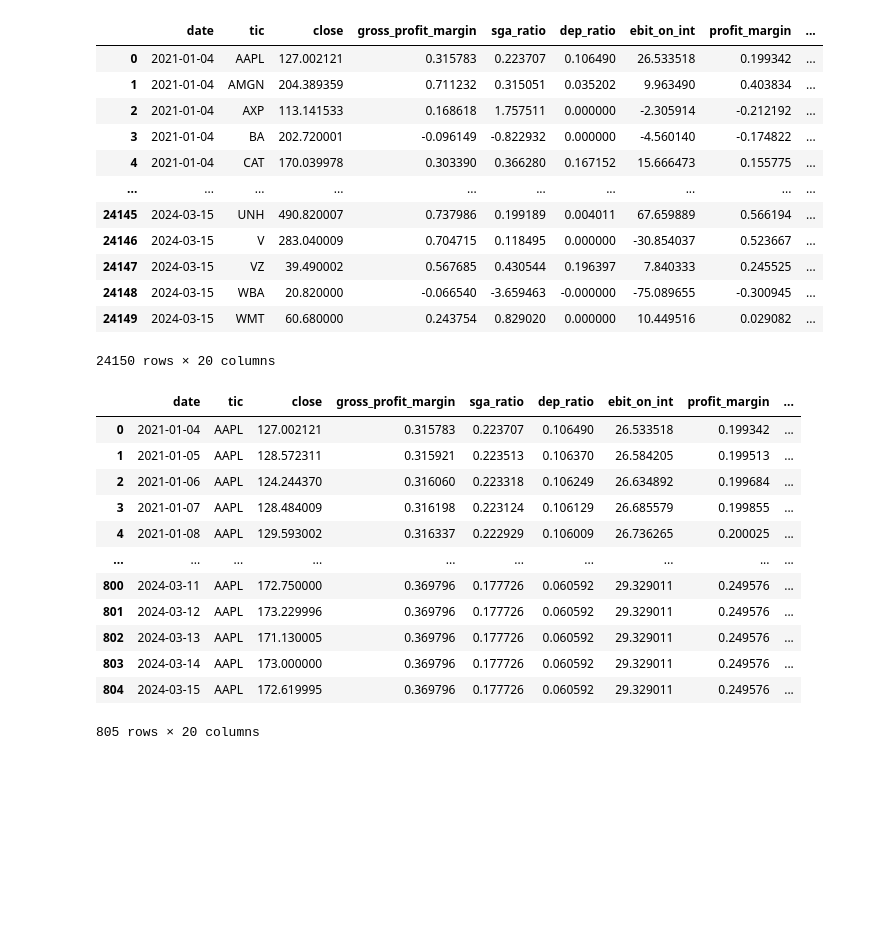
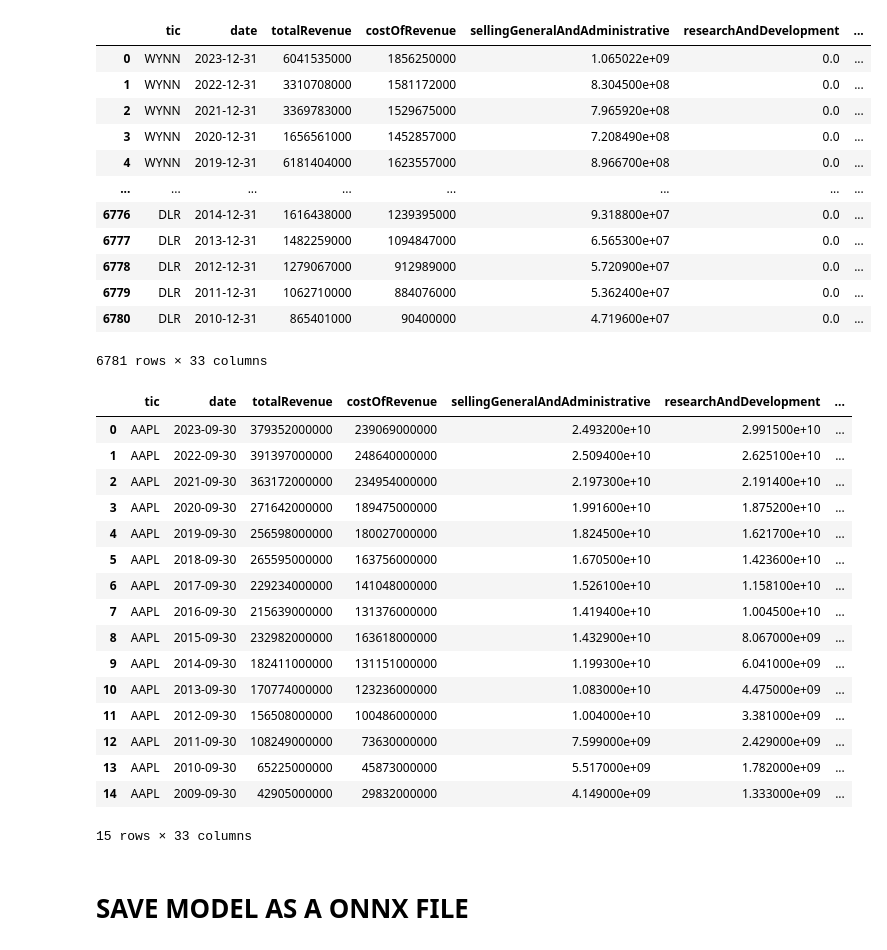
Before and after one commit to Nanyka/DataScience, a Jupyter notebook: DeepReinforcementLearning/FinRL-Tutorials-master/6-Binhlai_Testing/Untitled.ipynb, the cells around one changed output. Drawn from its saved outputs; the diff is of its cells as text; code cells hidden in the pictures; blank space fills up the shorter version.

```diff
--- a/DeepReinforcementLearning/FinRL-Tutorials-master/6-Binhlai_Testing/Untitled.ipynb
+++ b/DeepReinforcementLearning/FinRL-Tutorials-master/6-Binhlai_Testing/Untitled.ipynb
@@ -1,37 +1,41 @@
 # %%
 import pandas as pd
 # %%
-fund_data = pd.read_csv('./' + 'datasets/DataForGame.csv',index_col=0)
+fund_data = pd.read_csv('./' + 'datasets/sp500_fundamental.csv',index_col=0)
 fund_data
 # %% [output]
-|  | date | tic | close | gross_profit_margin | sga_ratio | dep_ratio | ebit_on_int | profit_margin | ... |
-| 0 | 2021-01-04 | AAPL | 127.002121 | 0.315783 | 0.223707 | 0.106490 | 26.533518 | 0.199342 | ... |
-| 1 | 2021-01-04 | AMGN | 204.389359 | 0.711232 | 0.315051 | 0.035202 | 9.963490 | 0.403834 | ... |
-| 2 | 2021-01-04 | AXP | 113.141533 | 0.168618 | 1.757511 | 0.000000 | -2.305914 | -0.212192 | ... |
-| 3 | 2021-01-04 | BA | 202.720001 | -0.096149 | -0.822932 | 0.000000 | -4.560140 | -0.174822 | ... |
-| 4 | 2021-01-04 | CAT | 170.039978 | 0.303390 | 0.366280 | 0.167152 | 15.666473 | 0.155775 | ... |
-| ... | ... | ... | ... | ... | ... | ... | ... | ... | ... |
-| 24145 | 2024-03-15 | UNH | 490.820007 | 0.737986 | 0.199189 | 0.004011 | 67.659889 | 0.566194 | ... |
-| 24146 | 2024-03-15 | V | 283.040009 | 0.704715 | 0.118495 | 0.000000 | -30.854037 | 0.523667 | ... |
-| 24147 | 2024-03-15 | VZ | 39.490002 | 0.567685 | 0.430544 | 0.196397 | 7.840333 | 0.245525 | ... |
-| 24148 | 2024-03-15 | WBA | 20.820000 | -0.066540 | -3.659463 | -0.000000 | -75.089655 | -0.300945 | ... |
-| 24149 | 2024-03-15 | WMT | 60.680000 | 0.243754 | 0.829020 | 0.000000 | 10.449516 | 0.029082 | ... |
+|  | tic | date | totalRevenue | costOfRevenue | sellingGeneralAndAdministrative | researchAndDevelopment | ... |
+| 0 | WYNN | 2023-12-31 | 6041535000 | 1856250000 | 1.065022e+09 | 0.0 | ... |
+| 1 | WYNN | 2022-12-31 | 3310708000 | 1581172000 | 8.304500e+08 | 0.0 | ... |
+| 2 | WYNN | 2021-12-31 | 3369783000 | 1529675000 | 7.965920e+08 | 0.0 | ... |
+| 3 | WYNN | 2020-12-31 | 1656561000 | 1452857000 | 7.208490e+08 | 0.0 | ... |
+| 4 | WYNN | 2019-12-31 | 6181404000 | 1623557000 | 8.966700e+08 | 0.0 | ... |
+| ... | ... | ... | ... | ... | ... | ... | ... |
+| 6776 | DLR | 2014-12-31 | 1616438000 | 1239395000 | 9.318800e+07 | 0.0 | ... |
+| 6777 | DLR | 2013-12-31 | 1482259000 | 1094847000 | 6.565300e+07 | 0.0 | ... |
+| 6778 | DLR | 2012-12-31 | 1279067000 | 912989000 | 5.720900e+07 | 0.0 | ... |
+| 6779 | DLR | 2011-12-31 | 1062710000 | 884076000 | 5.362400e+07 | 0.0 | ... |
+| 6780 | DLR | 2010-12-31 | 865401000 | 90400000 | 4.719600e+07 | 0.0 | ... |
-24150 rows × 20 columns
+6781 rows × 33 columns
 # %%
 demo_data = fund_data[fund_data.tic == 'AAPL'].reset_index(drop=True)
 demo_data
 # %% [output]
-|  | date | tic | close | gross_profit_margin | sga_ratio | dep_ratio | ebit_on_int | profit_margin | ... |
-| 0 | 2021-01-04 | AAPL | 127.002121 | 0.315783 | 0.223707 | 0.106490 | 26.533518 | 0.199342 | ... |
-| 1 | 2021-01-05 | AAPL | 128.572311 | 0.315921 | 0.223513 | 0.106370 | 26.584205 | 0.199513 | ... |
-| 2 | 2021-01-06 | AAPL | 124.244370 | 0.316060 | 0.223318 | 0.106249 | 26.634892 | 0.199684 | ... |
-| 3 | 2021-01-07 | AAPL | 128.484009 | 0.316198 | 0.223124 | 0.106129 | 26.685579 | 0.199855 | ... |
-| 4 | 2021-01-08 | AAPL | 129.593002 | 0.316337 | 0.222929 | 0.106009 | 26.736265 | 0.200025 | ... |
-| ... | ... | ... | ... | ... | ... | ... | ... | ... | ... |
-| 800 | 2024-03-11 | AAPL | 172.750000 | 0.369796 | 0.177726 | 0.060592 | 29.329011 | 0.249576 | ... |
-| 801 | 2024-03-12 | AAPL | 173.229996 | 0.369796 | 0.177726 | 0.060592 | 29.329011 | 0.249576 | ... |
-| 802 | 2024-03-13 | AAPL | 171.130005 | 0.369796 | 0.177726 | 0.060592 | 29.329011 | 0.249576 | ... |
-| 803 | 2024-03-14 | AAPL | 173.000000 | 0.369796 | 0.177726 | 0.060592 | 29.329011 | 0.249576 | ... |
-| 804 | 2024-03-15 | AAPL | 172.619995 | 0.369796 | 0.177726 | 0.060592 | 29.329011 | 0.249576 | ... |
+|  | tic | date | totalRevenue | costOfRevenue | sellingGeneralAndAdministrative | researchAndDevelopment | ... |
+| 0 | AAPL | 2023-09-30 | 379352000000 | 239069000000 | 2.493200e+10 | 2.991500e+10 | ... |
+| 1 | AAPL | 2022-09-30 | 391397000000 | 248640000000 | 2.509400e+10 | 2.625100e+10 | ... |
+| 2 | AAPL | 2021-09-30 | 363172000000 | 234954000000 | 2.197300e+10 | 2.191400e+10 | ... |
+| 3 | AAPL | 2020-09-30 | 271642000000 | 189475000000 | 1.991600e+10 | 1.875200e+10 | ... |
+| 4 | AAPL | 2019-09-30 | 256598000000 | 180027000000 | 1.824500e+10 | 1.621700e+10 | ... |
+| 5 | AAPL | 2018-09-30 | 265595000000 | 163756000000 | 1.670500e+10 | 1.423600e+10 | ... |
+| 6 | AAPL | 2017-09-30 | 229234000000 | 141048000000 | 1.526100e+10 | 1.158100e+10 | ... |
+| 7 | AAPL | 2016-09-30 | 215639000000 | 131376000000 | 1.419400e+10 | 1.004500e+10 | ... |
+| 8 | AAPL | 2015-09-30 | 232982000000 | 163618000000 | 1.432900e+10 | 8.067000e+09 | ... |
+| 9 | AAPL | 2014-09-30 | 182411000000 | 131151000000 | 1.199300e+10 | 6.041000e+09 | ... |
+| 10 | AAPL | 2013-09-30 | 170774000000 | 123236000000 | 1.083000e+10 | 4.475000e+09 | ... |
+| 11 | AAPL | 2012-09-30 | 156508000000 | 100486000000 | 1.004000e+10 | 3.381000e+09 | ... |
+| 12 | AAPL | 2011-09-30 | 108249000000 | 73630000000 | 7.599000e+09 | 2.429000e+09 | ... |
+| 13 | AAPL | 2010-09-30 | 65225000000 | 45873000000 | 5.517000e+09 | 1.782000e+09 | ... |
+| 14 | AAPL | 2009-09-30 | 42905000000 | 29832000000 | 4.149000e+09 | 1.333000e+09 | ... |
-805 rows × 20 columns
+15 rows × 33 columns
 # %%
@@ -38,0 +52,2 @@ demo_data.to_csv('demo_data_appl.csv')
+# %% [markdown]
+# SAVE MODEL AS A ONNX FILE
```
Also changed, not shown: parts of 6 cells of this notebook, 16 other files.
